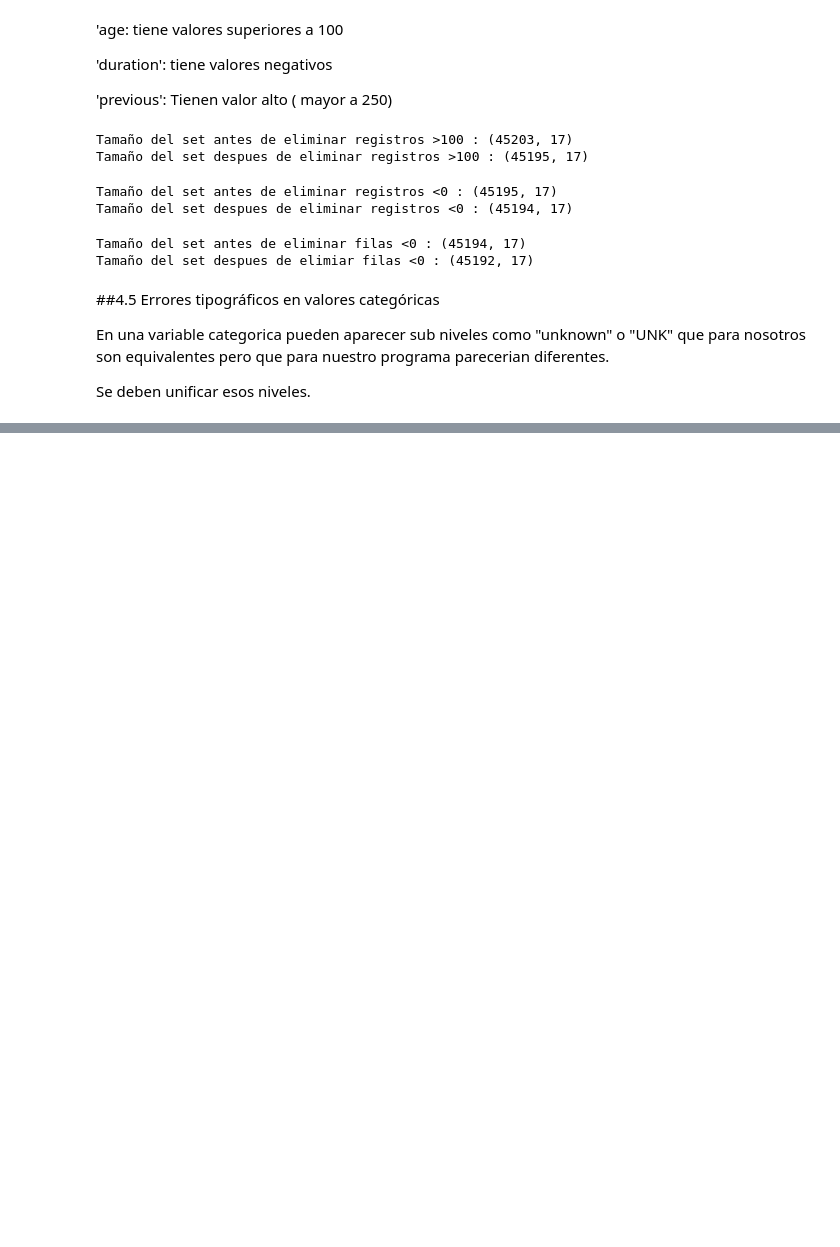
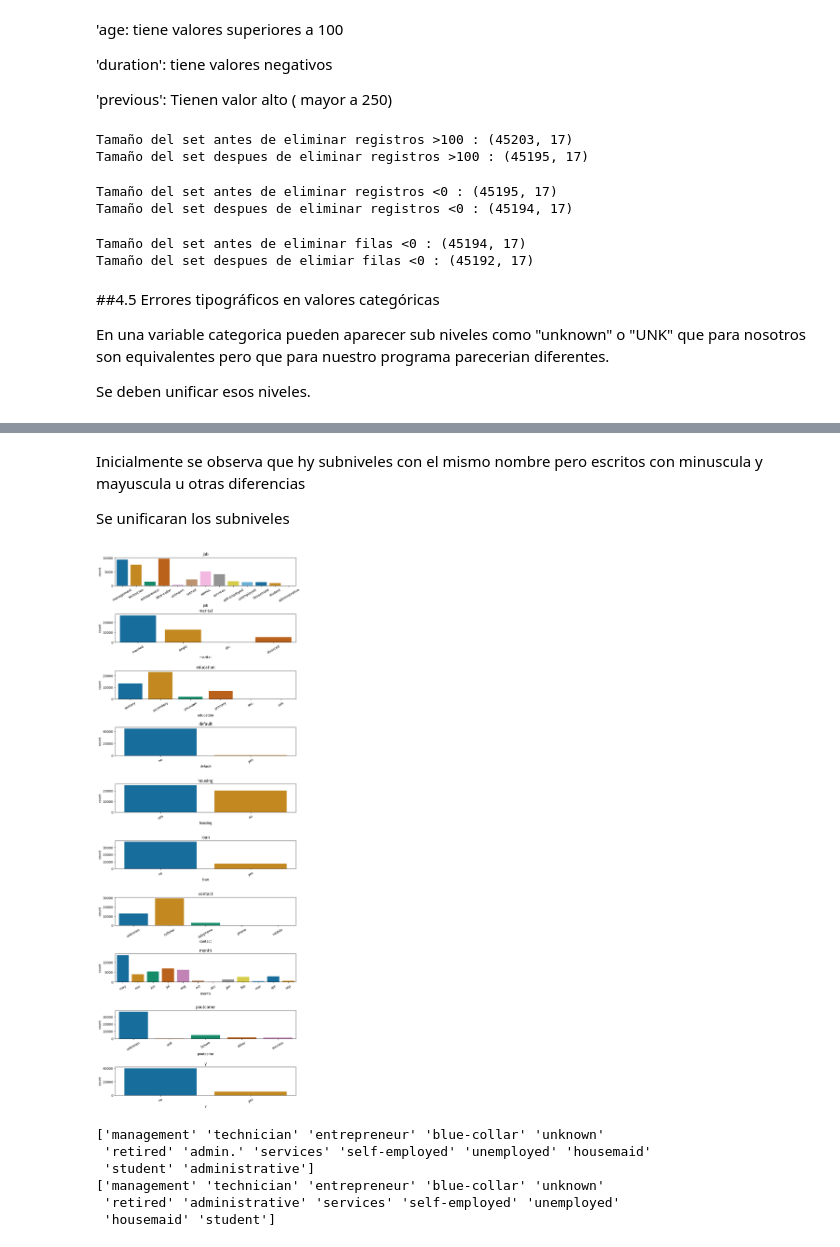
Before and after one commit to JessicaS94/TalentoTech-, a Jupyter notebook: Limpieza_de_Datos.ipynb, the cells around one changed output, grey strips where cells are left out. Saved outputs shown, nothing was run; the diff lists cells and outputs as text; code cells hidden in the pictures; blank space fills up the shorter version.

```diff
--- a/Limpieza_de_Datos.ipynb
+++ b/Limpieza_de_Datos.ipynb
@@ -341,0 +342,33 @@ for i, col in enumerate(cols_cat):
+# %% [markdown]
+Inicialmente se observa que hy subniveles con el mismo nombre pero escritos con minuscula y mayuscula u otras diferencias
+
+Se unificaran los subniveles
+# %%
+for column in Data.columns:
+  #Representar en minuscula solo si la columna es categorica
+  if column in cols_cat:
+    Data[column] = Data[column].str.lower()
+
+#Generar graficas nuevamente
+fig, ax = plt.subplots(nrows=10, ncols=1, figsize=(10,30))
+fig.subplots_adjust(hspace=1)
+
+for i, col in enumerate(cols_cat):
+  sns.countplot(x=col, hue=col, data=Data, ax=ax[i], palette='colorblind', legend=False)
+  ax[i].set_title(col)
+  ax[i].tick_params(axis='x', labelrotation=30)
+# %% [output]
+[figure, added]
+# %%
+#Unificar admin con administrativo
+
+print(Data['job'].unique())
+Data['job'] = Data['job'].str.replace('admin.', 'administrative', regex=False)
+print(Data['job'].unique())
+# %% [output]
+['management' 'technician' 'entrepreneur' 'blue-collar' 'unknown'
+ 'retired' 'admin.' 'services' 'self-employed' 'unemployed' 'housemaid'
+ 'student' 'administrative']
+['management' 'technician' 'entrepreneur' 'blue-collar' 'unknown'
+ 'retired' 'administrative' 'services' 'self-employed' 'unemployed'
+ 'housemaid' 'student']
```
Also changed, not shown: parts of 10 cells of this notebook.
